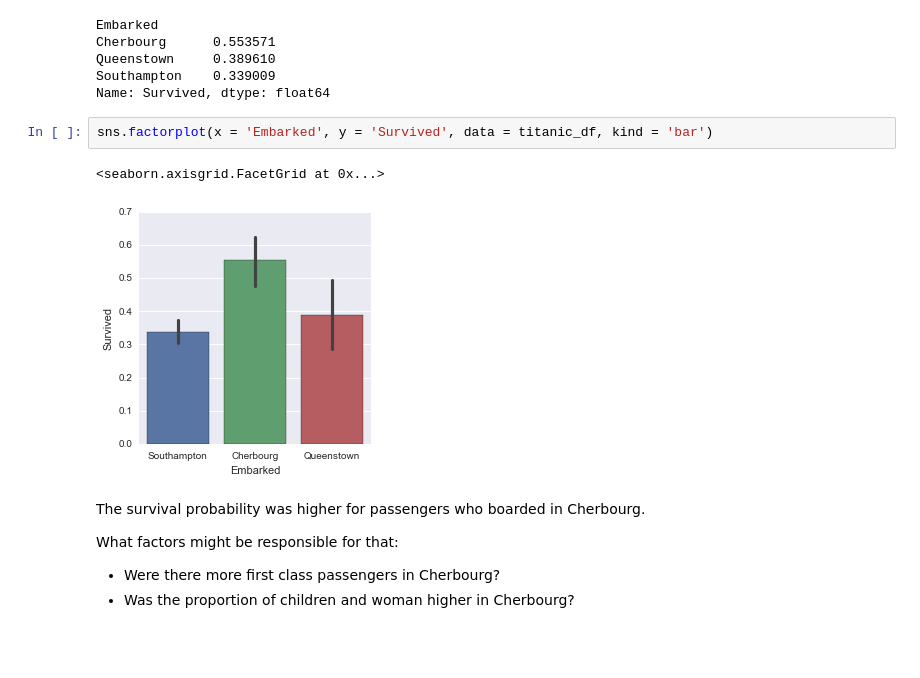
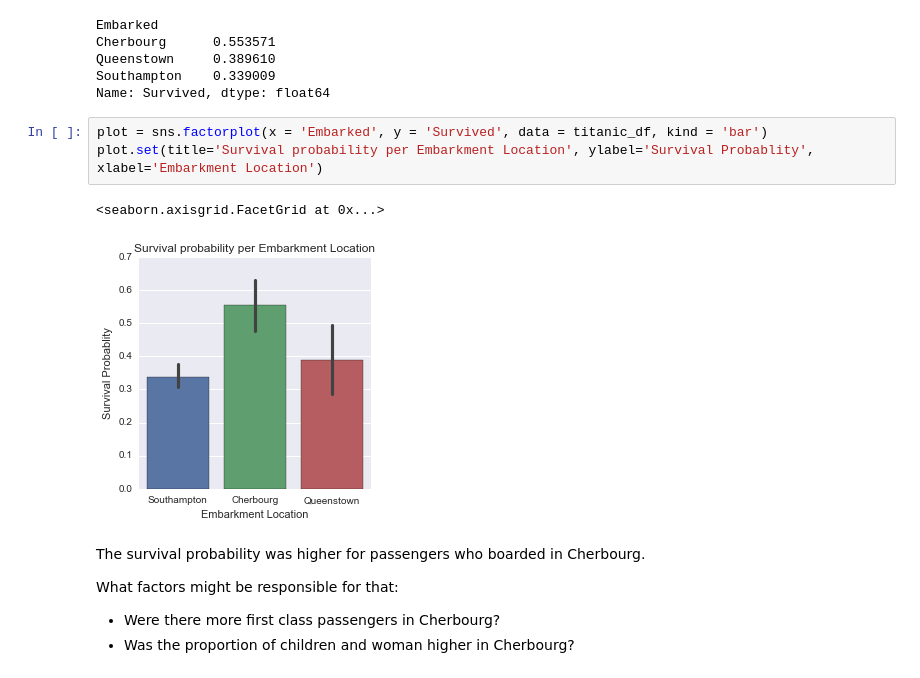
Before and after one commit to jenslaufer/data-analyst-nanodegree, a Jupyter notebook: p2/Assignment/Titanic Data.ipynb, the cells around one changed output. Drawn from its saved outputs; the diff is of its cells as text; blank space fills up the shorter version.

```diff
--- a/p2/Assignment/Titanic Data.ipynb
+++ b/p2/Assignment/Titanic Data.ipynb
@@ -527,10 +548,11 @@ Queenstown     0.389610
 Southampton    0.339009
 Name: Survived, dtype: float64
 # %%
-sns.factorplot(x = 'Embarked', y = 'Survived', data = titanic_df, kind = 'bar')
+plot = sns.factorplot(x = 'Embarked', y = 'Survived', data = titanic_df, kind = 'bar')
+plot.set(title='Survival probability per Embarkment Location', ylabel='Survival Probablity', xlabel='Embarkment Location')
 # %% [output]
 <seaborn.axisgrid.FacetGrid at 0x...>
-[figure, old version]
+[figure, new version]
 # %% [markdown]
 The survival probability was higher for passengers who boarded in Cherbourg.
 
```
Also changed, not shown: parts of 13 cells of this notebook, 1 other file.
